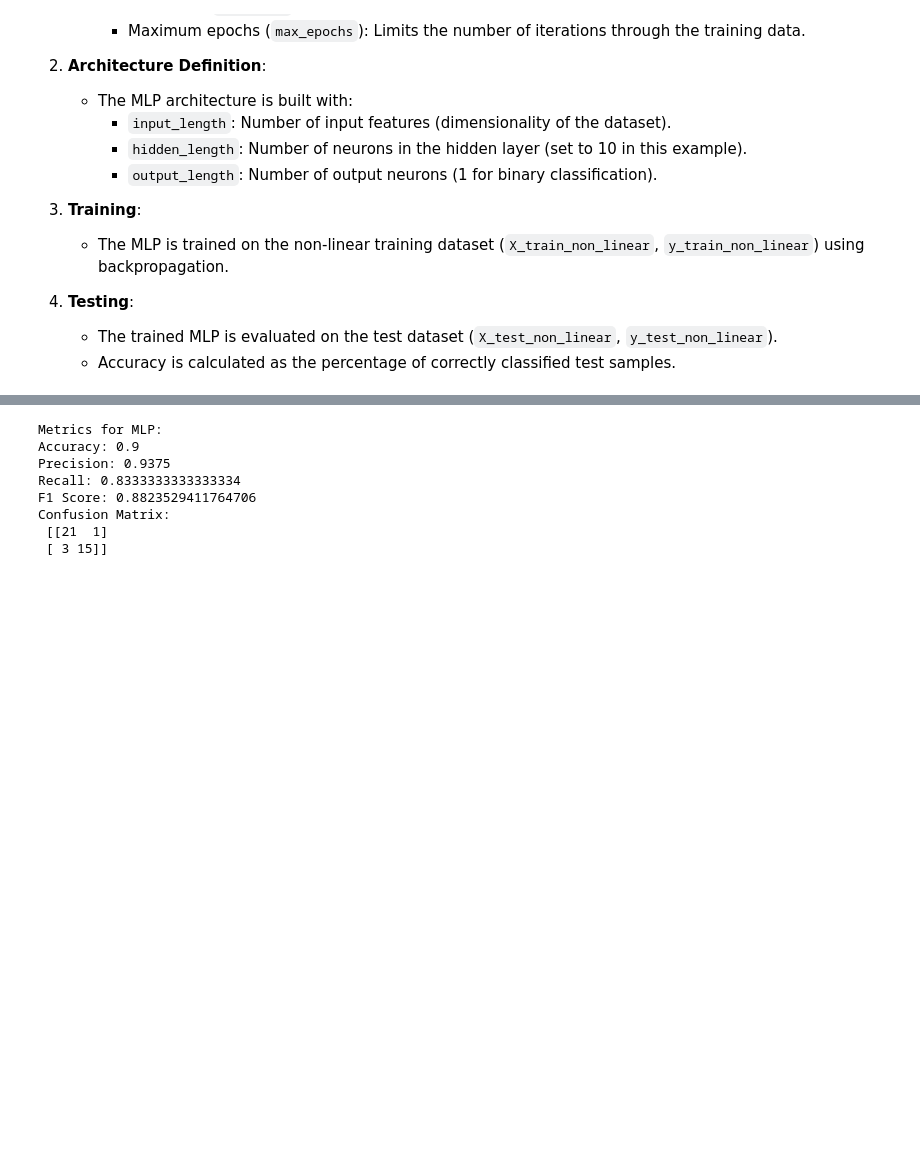
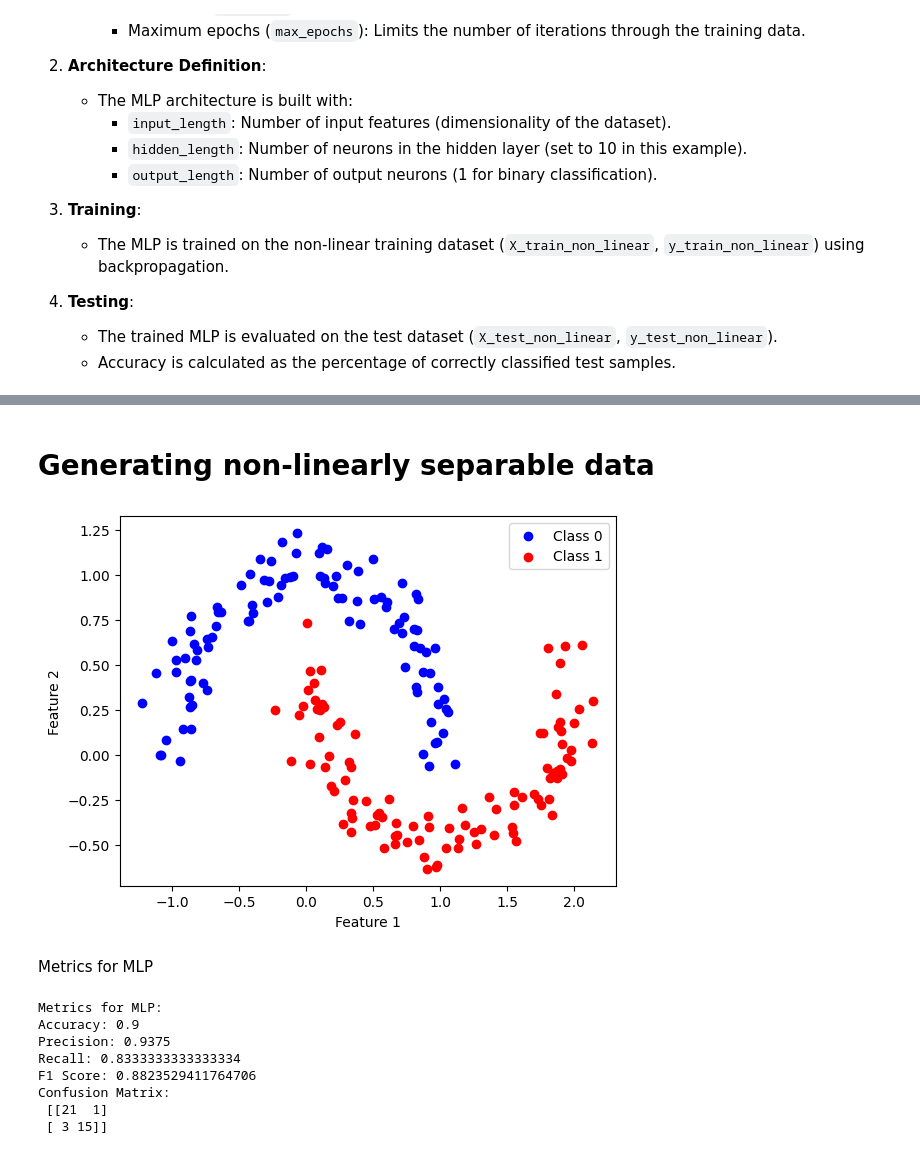
Before and after one commit to AlinaM354276/labs_seminars, a Jupyter notebook: lab05/lab05.ipynb, the cells around one changed output, grey strips where cells are left out. Drawn from its saved outputs; the diff is of its cells as text; code cells hidden in the pictures; blank space fills up the shorter version.

```diff
--- a/lab05/lab05.ipynb
+++ b/lab05/lab05.ipynb
@@ -310,3 +310,24 @@ Accuracy for MLP: 90.0
+# %% [markdown]
+
+# Generating non-linearly separable data
+# %%
+
+
+from sklearn.datasets import make_moons
+
+X_non_linear, y_non_linear = make_moons(n_samples=200, noise=0.1, random_state=42)  # Non-linear crescent-shaped data
+
+# Visualize the generated data
+plt.scatter(X_non_linear[y_non_linear == 0, 0], X_non_linear[y_non_linear == 0, 1], color='blue', label='Class 0')  # Class 0 points
+plt.scatter(X_non_linear[y_non_linear == 1, 0], X_non_linear[y_non_linear == 1, 1], color='red', label='Class 1')  # Class 1 points
+plt.xlabel("Feature 1")
+plt.ylabel("Feature 2")
+plt.legend()  # Add legend to distinguish classes
+plt.show()  # Display the plot
+# %% [output]
+[figure, added]
+# %% [markdown]
+Metrics for MLP
 # %%
 from sklearn.metrics import accuracy_score, precision_score, recall_score, f1_score, confusion_matrix
 
```
Also changed, not shown: parts of 12 cells of this notebook.
